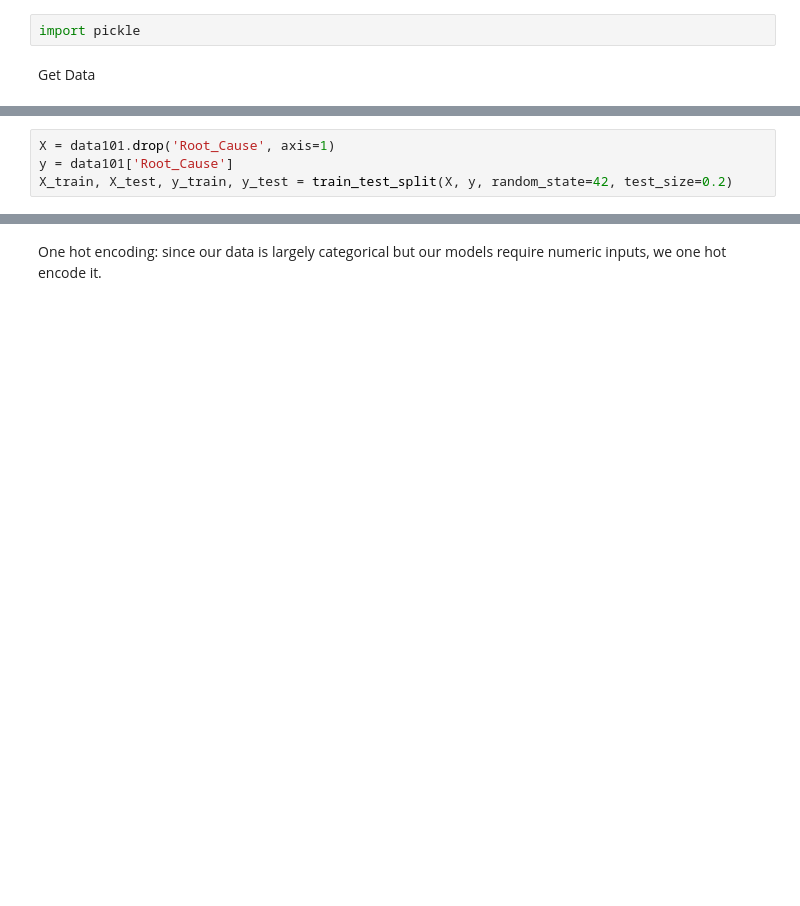
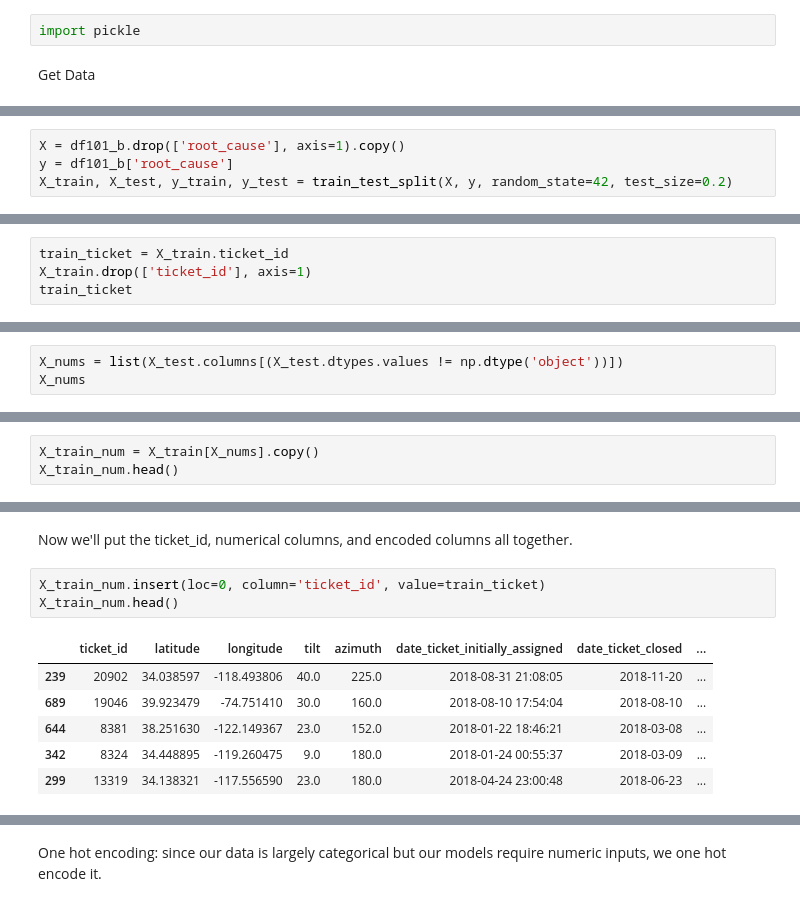
Before and after one commit to TSGreenwood/project_omnidian, a Jupyter notebook: models101_b.ipynb, the cells around one changed output, grey strips where cells are left out. Cells and saved outputs as stored; diff of their text form; blank space fills up the shorter version.

Commit message:
column transform

```diff
--- a/models101-Copy2.ipynb
+++ b/models101_b.ipynb
@@ -64,4 +126,4 @@ Assign target to Root_Cause and Train-Test-Split
 # %%
-X = data101.drop('Root_Cause', axis=1)
-y = data101['Root_Cause']
+X = df101_b.drop(['root_cause'], axis=1).copy()
+y = df101_b['root_cause']
 X_train, X_test, y_train, y_test = train_test_split(X, y, random_state=42, test_size=0.2)
@@ -67,0 +132,4 @@ X_train, X_test, y_train, y_test = train_test_split(X, y, random_state=42, test_
+# %%
+train_ticket = X_train.ticket_id
+X_train.drop(['ticket_id'], axis=1)
+train_ticket
@@ -67,0 +186,3 @@ X_train, X_test, y_train, y_test = train_test_split(X, y, random_state=42, test_
+# %%
+X_nums = list(X_test.columns[(X_test.dtypes.values != np.dtype('object'))])
+X_nums
@@ -67,0 +197,3 @@ X_train, X_test, y_train, y_test = train_test_split(X, y, random_state=42, test_
+# %%
+X_train_num = X_train[X_nums].copy()
+X_train_num.head()
@@ -67,0 +223,12 @@ X_train, X_test, y_train, y_test = train_test_split(X, y, random_state=42, test_
+# %% [markdown]
+Now we'll put the ticket_id, numerical columns, and encoded columns all together.
+# %%
+X_train_num.insert(loc=0, column='ticket_id', value=train_ticket)
+X_train_num.head()
+# %% [output]
+|  | ticket_id | latitude | longitude | tilt | azimuth | date_ticket_initially_assigned | date_ticket_closed | ... |
+| 239 | 20902 | 34.038597 | -118.493806 | 40.0 | 225.0 | 2018-08-31 21:08:05 | 2018-11-20 | ... |
+| 689 | 19046 | 39.923479 | -74.751410 | 30.0 | 160.0 | 2018-08-10 17:54:04 | 2018-08-10 | ... |
+| 644 | 8381 | 38.251630 | -122.149367 | 23.0 | 152.0 | 2018-01-22 18:46:21 | 2018-03-08 | ... |
+| 342 | 8324 | 34.448895 | -119.260475 | 9.0 | 180.0 | 2018-01-24 00:55:37 | 2018-03-09 | ... |
+| 299 | 13319 | 34.138321 | -117.556590 | 23.0 | 180.0 | 2018-04-24 23:00:48 | 2018-06-23 | ... |
```
Also changed, not shown: parts of 40 cells of this notebook, 3 other files.
